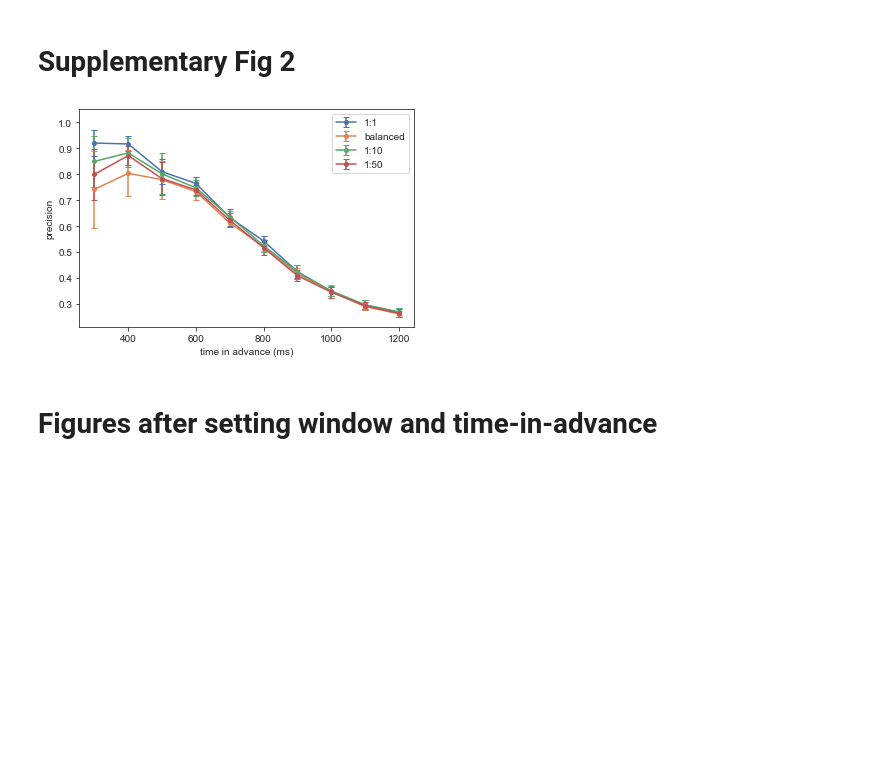
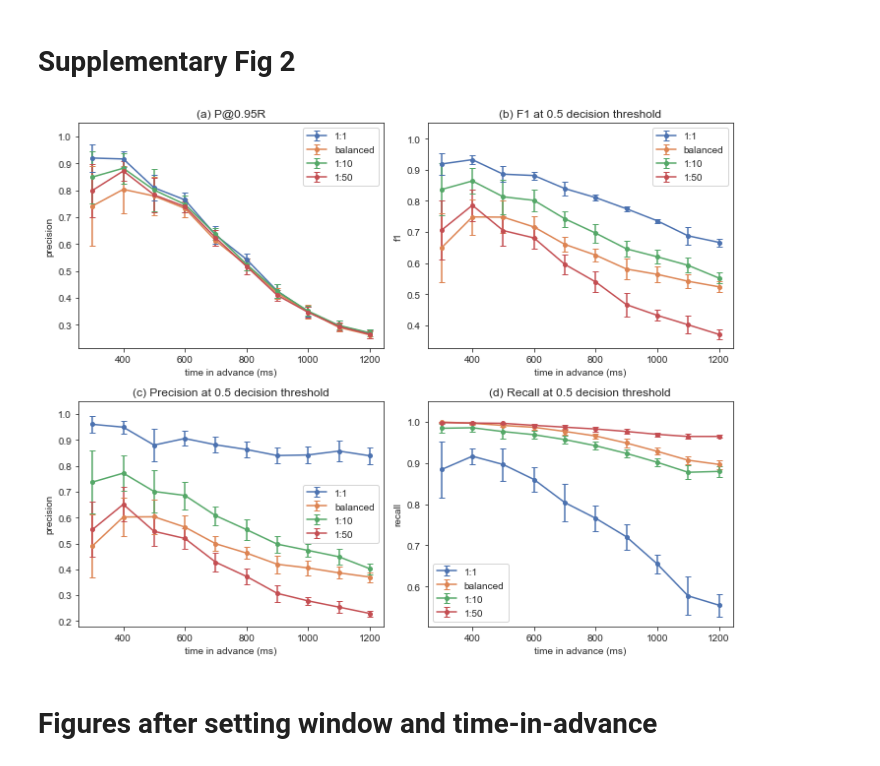
Before and after one commit to yonglin-wang/spacecraft-crash-predictor, a Jupyter notebook: notebooks/visualization_draft_code.ipynb, the cells around one changed output. Cells and saved outputs as stored; diff of their text form; code cells hidden in the pictures; blank space fills up the shorter version.

Commit message:
updated visualization code and source

```diff
--- a/notebooks/visualization_draft_code.ipynb
+++ b/notebooks/visualization_draft_code.ipynb
@@ -59,25 +59,37 @@ plt.show()
 # %% [markdown]
 # Supplementary Fig 2
 # %%
-df = pd.read_csv("data/supp_fig2.csv")
-df = df.set_index("timeahead")
+fig, axs = plt.subplots(2, 2, figsize=(10,8))
+
+def get_plot(axs, file_name, ax_x, ax_y, ylabel, title_text):
+    ax = axs[ax_x, ax_y]
+    df = pd.read_csv(file_name)
+    df = df.set_index("timeahead")
+    for col in ("1:1", "balanced", "1:10", "1:50"):
+        ax.errorbar(df.index.tolist(), df[col].tolist(), yerr=df[col+"_std"],label=col.replace("p", "P@0.").replace("r", "R"), marker="o", markersize=4, capsize=3)
+    ax.legend()
+    ax.set_ylabel(ylabel)
+    ax.set_xlabel("time in advance (ms)")
+    ax.set_ylim(top=1.05)
+    ax.set_title(title_text)
+    # g = sns.FacetGrid(df, size=5)
+    # g.map(plt.errorbar, "x", "y", "std", marker="o")
+
+
+get_plot(axs, "data/supp_fig2_p95r.csv", 0, 0, "precision", "(a) P@0.95R")
+get_plot(axs, "data/supp_fig2_f1.csv", 0, 1, "f1", "(b) F1 at 0.5 decision threshold")
+get_plot(axs, "data/supp_fig2_prec.csv", 1, 0, "precision", "(c) Precision at 0.5 decision threshold")
+get_plot(axs, "data/supp_fig2_recall.csv", 1, 1, "recall", "(d) Recall at 0.5 decision threshold")
+
 sns.set_style("ticks")
 sns.set_palette("deep")
 
-for col in ("1:1", "balanced", "1:10", "1:50"):
-    plt.errorbar(df.index.tolist(), df[col].tolist(), yerr=df[col+"_std"],label=col.replace("p", "P@0.").replace("r", "R"), marker="o", markersize=4, capsize=3)
-plt.legend()
-plt.ylabel("precision")
-plt.xlabel("time in advance (ms)")
-plt.ylim(top=1.05)
-# g = sns.FacetGrid(df, size=5)
-# g.map(plt.errorbar, "x", "y", "std", marker="o")
-plt.savefig("supp_fig2.pdf")
-
 # errorbar and marker in jupyter might seem off, but alright when saved as pdf
+fig.tight_layout()
+fig.savefig("supp_fig2.pdf")
 plt.show()
 # %% [output]
-[figure, old version]
+[figure, new version]
 # %% [markdown]
 # Figures after setting window and time-in-advance
 # %%
```
Also changed, not shown: 4 other files.
